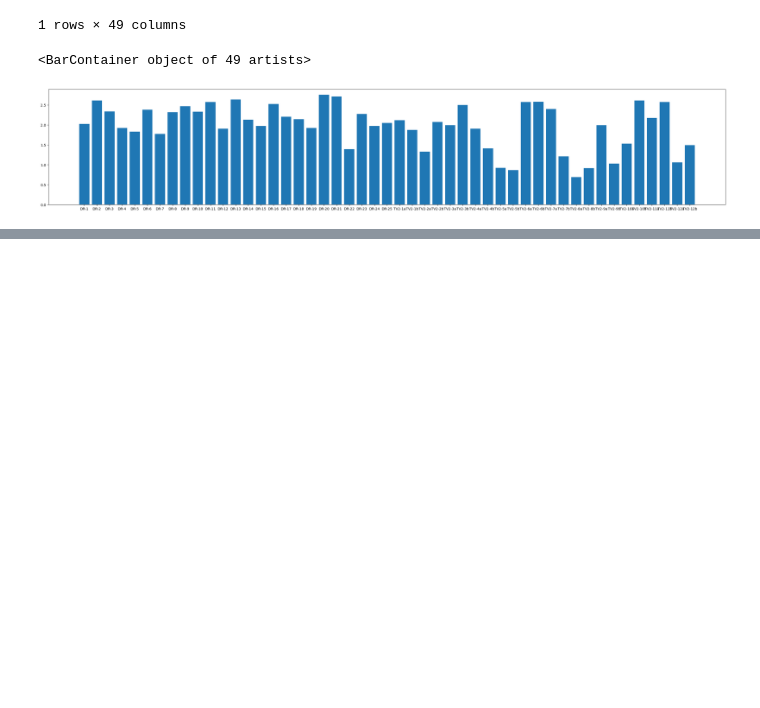
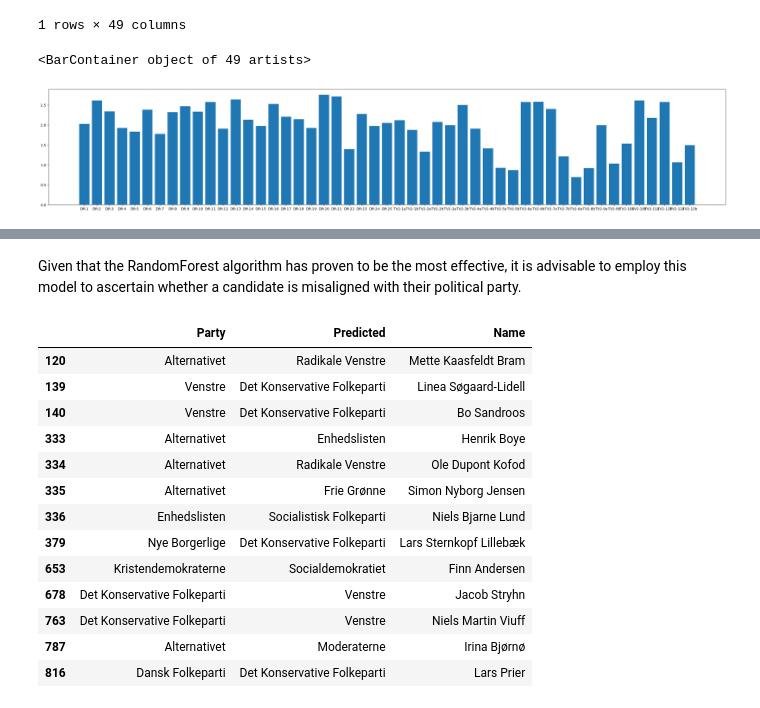
Before and after one commit to MAL1-MMMB/MAL-Assignment2, a Jupyter notebook: Candidate Test 2022 I.ipynb, the cells around one changed output, grey strips where cells are left out. Drawn from its saved outputs; the diff is of its cells as text; code cells hidden in the pictures; blank space fills up the shorter version.

```diff
--- a/Candidate Test 2022 I.ipynb
+++ b/Candidate Test 2022 I.ipynb
@@ -291,0 +606,9 @@ display(df_var)
+# %%
+# - Create preprocessing and modeling pipeline
+model = Pipeline(steps=[('preprocessor', preprocessor),
+                        ('classifier', LogisticRegression(max_iter=10000, C=0.01))])
+
+model.fit(X_train, y_train)
+
+print("Train accuracy: {}".format(model.score(X_train, y_train)))
+print("Test accuracy: {}".format(model.score(X_test, y_test)))
@@ -291,0 +659,9 @@ display(df_var)
+# %%
+# - Create preprocessing and modeling pipeline
+model = Pipeline(steps=[('preprocessor', preprocessor),
+                        ('classifier', KNeighborsClassifier(n_neighbors=5, weights='distance'))])
+
+model.fit(X_train, y_train)
+
+print("Train accuracy: {}".format(model.score(X_train, y_train)))
+print("Test accuracy: {}".format(model.score(X_test, y_test)))
@@ -291,0 +673,35 @@ display(df_var)
+# %% [markdown]
+Given that the RandomForest algorithm has proven to be the most effective, it is advisable to employ this model to ascertain whether a candidate is misaligned with their political party.
+# %%
+# - Create preprocessing and modeling pipeline
+model = Pipeline(steps=[('preprocessor', preprocessor),
+                        ('classifier', RandomForestClassifier(n_estimators = 200, max_depth = 8, max_features = 14, random_state = 42))])
+
+# * Fit the classifier to the training data
+model.fit(X_train, y_train)
+
+predicted_data = data.copy()
+
+predicted_values = model.predict(data)
+
+predicted_data['Predicted'] = predicted_values
+predicted_data['Name'] = clean_dataFrame['Name']
+
+predicted_data = predicted_data.drop(questions + ['District', 'Age'], axis=1)
+
+display(predicted_data[predicted_data['Party'] != predicted_data['Predicted']])
+# %% [output]
+|  | Party | Predicted | Name |
+| 120 | Alternativet | Radikale Venstre | Mette Kaasfeldt Bram |
+| 139 | Venstre | Det Konservative Folkeparti | Linea Søgaard-Lidell |
+| 140 | Venstre | Det Konservative Folkeparti | Bo Sandroos |
+| 333 | Alternativet | Enhedslisten | Henrik Boye |
+| 334 | Alternativet | Radikale Venstre | Ole Dupont Kofod |
+| 335 | Alternativet | Frie Grønne | Simon Nyborg Jensen |
+| 336 | Enhedslisten | Socialistisk Folkeparti | Niels Bjarne Lund |
+| 379 | Nye Borgerlige | Det Konservative Folkeparti | Lars Sternkopf Lillebæk |
+| 653 | Kristendemokraterne | Socialdemokratiet | Finn Andersen |
+| 678 | Det Konservative Folkeparti | Venstre | Jacob Stryhn |
+| 763 | Det Konservative Folkeparti | Venstre | Niels Martin Viuff |
+| 787 | Alternativet | Moderaterne | Irina Bjørnø |
+| 816 | Dansk Folkeparti | Det Konservative Folkeparti | Lars Prier |
```
Also changed, not shown: parts of 31 cells of this notebook, 1 other file.
